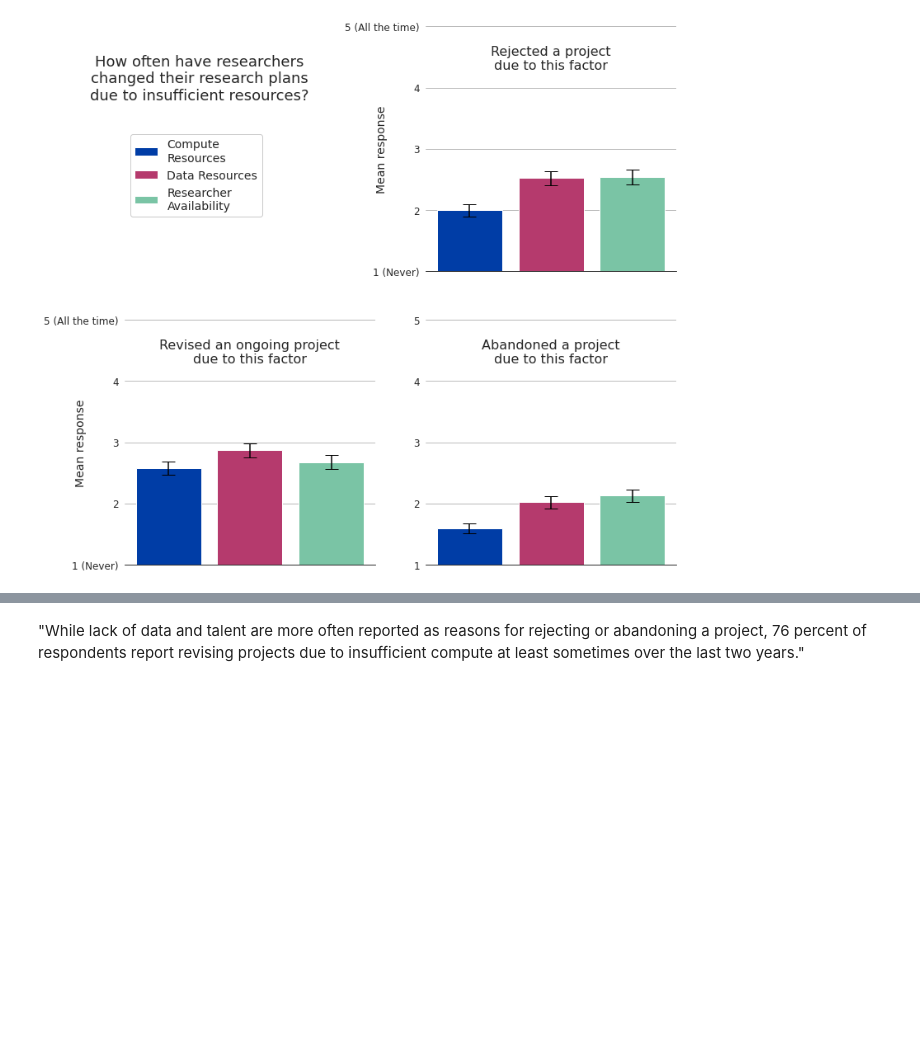
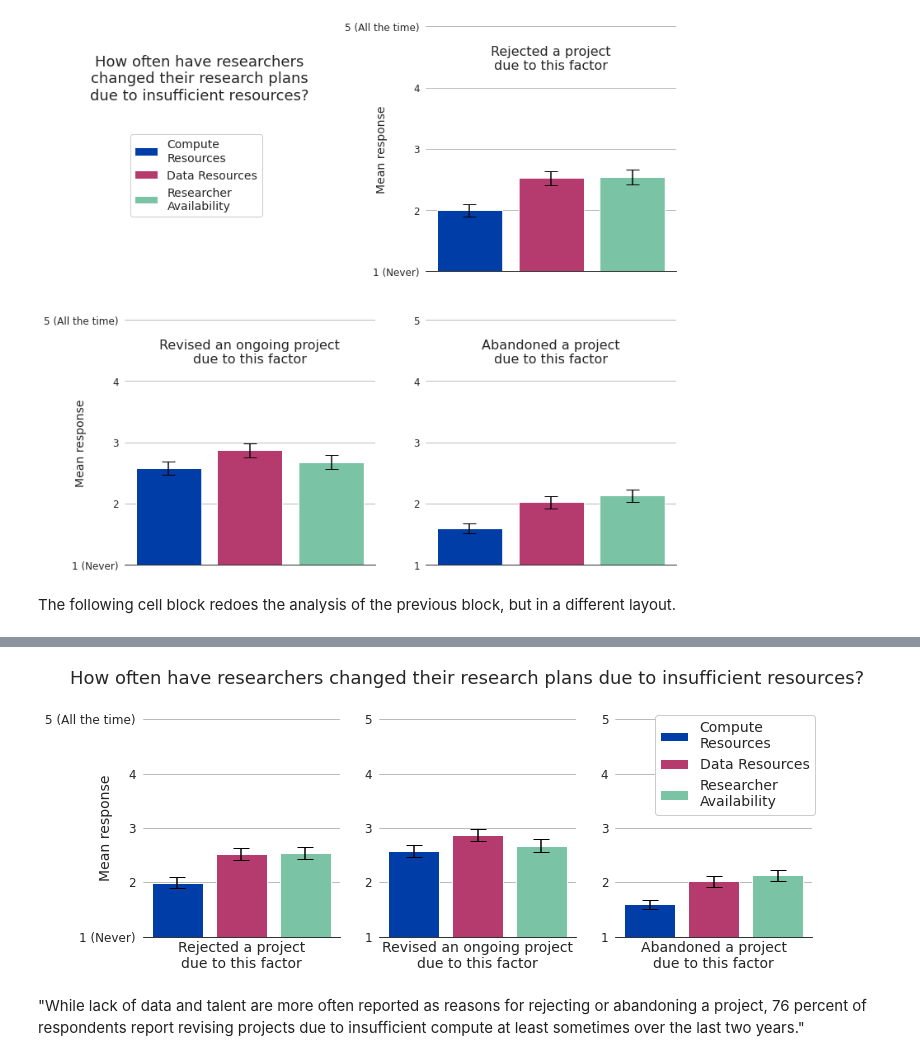
Before and after one commit to georgetown-cset/Compute_Survey_2022, a Jupyter notebook: scripts/codebook.ipynb, the cells around one changed output, grey strips where cells are left out. Cells and saved outputs as stored; diff of their text form; code cells hidden in the pictures; blank space fills up the shorter version.

```diff
--- a/scripts/codebook.ipynb
+++ b/scripts/codebook.ipynb
@@ -309,3 +311,16 @@ data.to_csv('../data/field_composition.csv')
+# %%
+# Initialize a dictionary to hold the random outputs
+fake_data = {}
+
+# Loop over all the columns, starting at "Screener", and save 30 randomly sampled items to the dictionary
+for col in df.columns[df.columns.get_indexer(['Screener'])[0] : ]:
+    fake_data[col] = df[col].sample(n = 30, ignore_index = True)
+
+# Turn the result into a dataframe
+fake_data = pd.DataFrame(fake_data)
+
+# Save the result into a new file
+fake_data.to_csv('../data/fake_data.csv')
 # %% [markdown]
 # Methodology
 
@@ -811,3 +826,66 @@ Compute      0.103   0.110    0.081
 Data         0.114   0.113    0.101
 Researcher   0.116   0.114    0.105
 [figure]
+# %% [markdown]
+The following cell block redoes the analysis of the previous block, but in a different layout.
+# %%
+def figure5_v2(df, output_folder, show = False):
+    # Create a plot with three sub-grids for the results
+    fig, axes = plt.subplots(ncols=3, figsize=(12,4))
+
+    # Create a dataframe to save mean values to as they are calculated and confidence intervals
+    data_df = pd.DataFrame({'Reject': [0.] * 3, 'Revise': [0.] * 3, 'Abandon': [0.] * 3}, index = ['Compute', 'Data', 'Researcher'])
+    cis_df = pd.DataFrame({'Reject': [0.] * 3, 'Revise': [0.] * 3, 'Abandon': [0.] * 3}, index = ['Compute', 'Data', 'Researcher'])
+
+    # Iterate over each of the three axes object, each of which refers to a different hypothetical situation
+    for i, (ax, situation) in enumerate(zip(axes, ['Reject', 'Revise', 'Abandon'])):
+        cols = [f'Compute{situation}', f'Data{situation}', f'Researcher{situation}']
+        labs = ['Compute\nResources', 'Data Resources', 'Researcher\nAvailability']
+
+        # For each factor, plot a single bar on the relevant axis showing the mean values (plus 1, since our data is stored in the range [0,4] but we want to plot in the range [1,5])
+        for j, (col, lab) in enumerate(zip(cols, labs)):
+            ax.bar(j, df[col].mean() + 1., color=colors[j], label=lab)
+
+            # Also calculate and plot margins of error using the equation 1.96 * std / sqrt(n)
+            n = len(df[col].dropna())
+            error = t.ppf(1 - 0.05/2, df = n - 1) * df[col].std() / np.sqrt(n)
+            ax.errorbar(j, df[col].mean() + 1., yerr = error, color = 'black', fmt = 'none')
+
+            # Also update the dataframes of final results
+            data_df.loc[lab.split()[0], situation] = round(df[col].mean() + 1., 3)
+            cis_df.loc[lab.split()[0], situation] = round(error, 3)
+
+        # Set the appropriate y-scale and remove xticks
+        ax.set_ylim([1.,5.])
+        ax.set_yticks(np.arange(1,6))
+        ax.set_yticklabels([str(n) for n in np.arange(1, 6)], fontsize=12, fontname='DejaVu Sans')
+        ax.set_xticks([])
+
+    # For the left-most panel, adjust the labels of the y-ticks to show the range of responses
+    axes[0].set_yticklabels(['1 (Never)', '2', '3', '4', '5 (All the time)'], fontsize=12, fontname='DejaVu Sans')
+    axes[0].set_ylabel('Mean response', fontsize=14, fontname='DejaVu Sans')
+    axes[0].yaxis.set_label_coords(-.15, .5)
+
+    # Add labels to each plot showing which hypothetical situation it represents
+    for ax, lab in zip(axes, ['Rejected a project', 'Revised an ongoing project', 'Abandoned a project']):
+        ax.set_xlabel(f'{lab}\ndue to this factor', fontsize=14, fontname='DejaVu Sans')
+
+    # Adjust the right-most subplot so that it contains a legend and a question describing the results
+    handles, labels = axes[2].get_legend_handles_labels()
+    axes[2].legend(handles, labels, prop=basefont, loc=1, bbox_to_anchor=(1.05, 1.05))
+    fig.suptitle('How often have researchers changed their research plans due to insufficient resources?', fontsize=18, fontname='DejaVu Sans', y=1.05)
+
+    # Print the full array of means
+    if show: print('Means:\n', data_df, '\nConfidence Intervals:\n', cis_df)
+
+    # Save the final result
+    plt.savefig(f'../results/{output_folder}/Fig5_v2.jpg', dpi=300, bbox_inches='tight')
+
+    if show: plt.show()
+    plt.close()
+
+# Plot the results, display results for the non-snowball responses
+figure5_v2(df, 'figures', show = True)
+figure5_v2(all_responses, 'supplemental/with_snowball')
+figure5_v2(completed, 'supplemental/no_partial_responses')
+# %% [output]
@@ -814,3 +902,4 @@ Researcher   0.116   0.114    0.105
+[figure, added]
 # %% [markdown]
 "While lack of data and talent are more often reported as reasons for rejecting or abandoning a project, 76 percent of respondents report revising projects due to insufficient compute at least sometimes over the last two years."
 # %%
```
Also changed, not shown: parts of 4 cells of this notebook, 7 other files.
